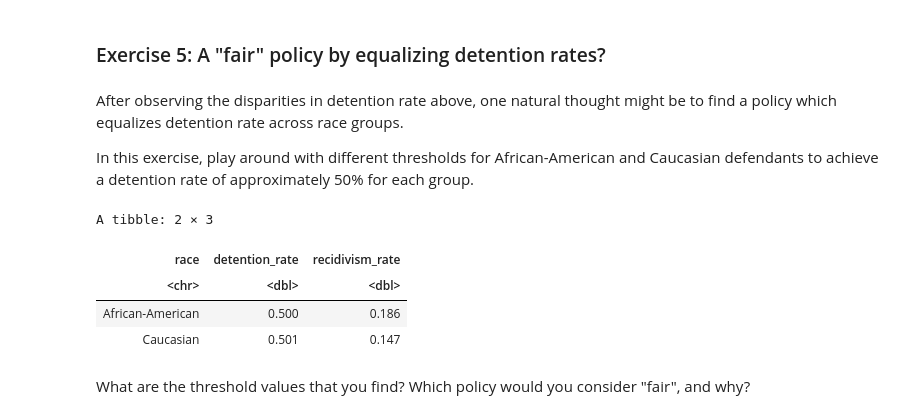
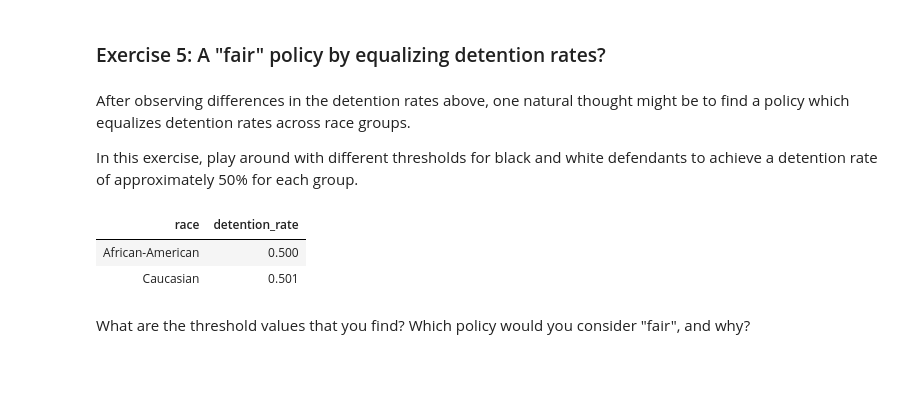
Before and after one commit to stanford-policylab/law-order-algo, a Jupyter notebook: notebooks/week-7-fairness_1-answers.ipynb, the cells around one changed output. Saved outputs shown, nothing was run; the diff lists cells and outputs as text; code cells hidden in the pictures; blank space fills up the shorter version.

```diff
--- a/notebooks/week-7-fairness_1-answers.ipynb
+++ b/notebooks/week-7-fairness_1-answers.ipynb
@@ -251,34 +247,29 @@ This general phenomenon is known as the problem of _infra-marginality_ (Ayres, 2
 # %% [markdown]
 ### Exercise 5: A "fair" policy by equalizing detention rates?
 # %% [markdown]
-<!--Realizing the problem of infra-marginality,
-we are curious to see what a policy that equalizes the detention rate for each group will be like by applying different detention thrsholds to differrent group.-->
-After observing the disparities in detention rate above, one natural thought might be to find a policy which equalizes detention rate across race groups.
+After observing differences in the detention rates above, one natural thought might be to find a policy which equalizes detention rates across race groups.
 
-In this exercise, play around with different thresholds for African-American and Caucasian defendants to achieve a detention rate of approximately 50% for each group.
+In this exercise, play around with different thresholds for black and white defendants to achieve a detention rate of approximately 50% for each group.
 # %%
 black_threshold = 0.5
 white_threshold = 0.5
 
 # WRITE CODE HERE
 # START solution
 black_threshold = 0.53
 white_threshold = 0.44
 # END solution
 
 # Calculate detention and recidivism rate by race
 compas_df %>%
     mutate(detained = risk > if_else(race == "Caucasian", white_threshold, black_threshold)) %>%
     group_by(race) %>%
     summarize(
         detention_rate = mean(detained),
-        recidivism_rate = mean(is_recid * !detained)
     )
 # %% [output]
-A tibble: 2 × 3
-| race | detention_rate | recidivism_rate |
-| <chr> | <dbl> | <dbl> |
-| African-American | 0.500 | 0.186 |
-| Caucasian | 0.501 | 0.147 |
+| race | detention_rate |
+| African-American | 0.500 |
+| Caucasian | 0.501 |
 # %% [markdown]
 What are the threshold values that you find? Which policy would you consider "fair", and why?
```
Also changed, not shown: parts of 19 cells of this notebook, 1 other file.
